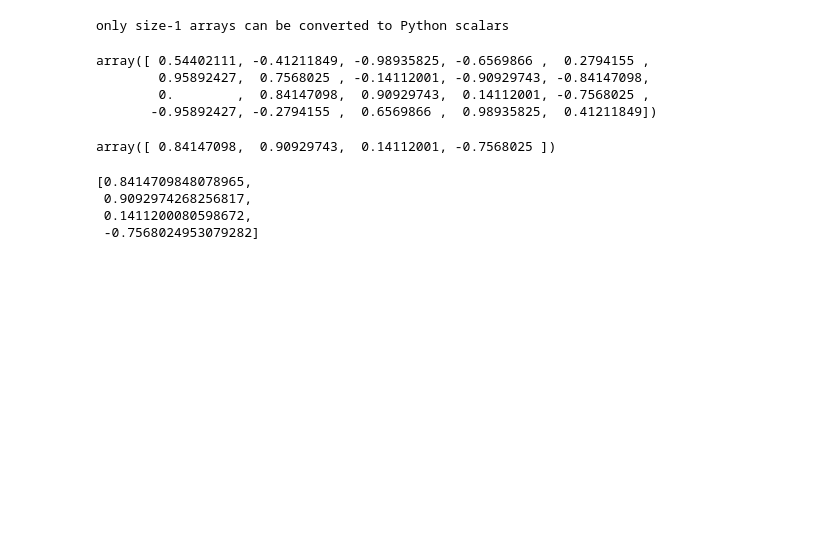
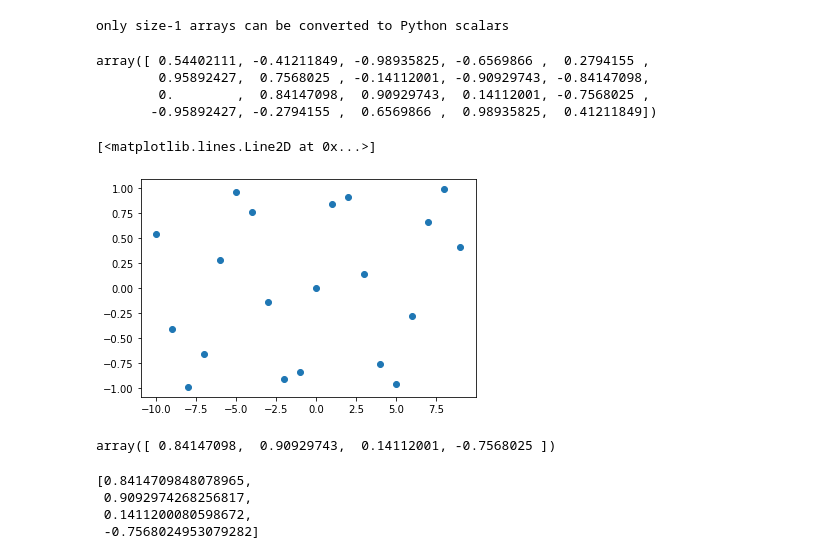
Before and after one commit to CalebCurry/ml-intro, a Jupyter notebook: Intro to ML.ipynb, the cells around one changed output. Cells and saved outputs as stored; diff of their text form; code cells hidden in the pictures; blank space fills up the shorter version.

```diff
--- a/Intro to ML.ipynb
+++ b/Intro to ML.ipynb
@@ -460,6 +456,11 @@ array([ 0.54402111, -0.41211849, -0.98935825, -0.6569866 ,  0.2794155 ,
         0.95892427,  0.7568025 , -0.14112001, -0.90929743, -0.84147098,
         0.        ,  0.84147098,  0.90929743,  0.14112001, -0.7568025 ,
        -0.95892427, -0.2794155 ,  0.6569866 ,  0.98935825,  0.41211849])
+# %%
+plt.plot(data, np.sin(data), 'o')
+# %% [output]
+[<matplotlib.lines.Line2D at 0x...>]
+[figure, added]
 # %%
 #Showing that np functions work with lists, too
 data = [1, 2, 3, 4]
```
Also changed, not shown: parts of 26 cells of this notebook.
